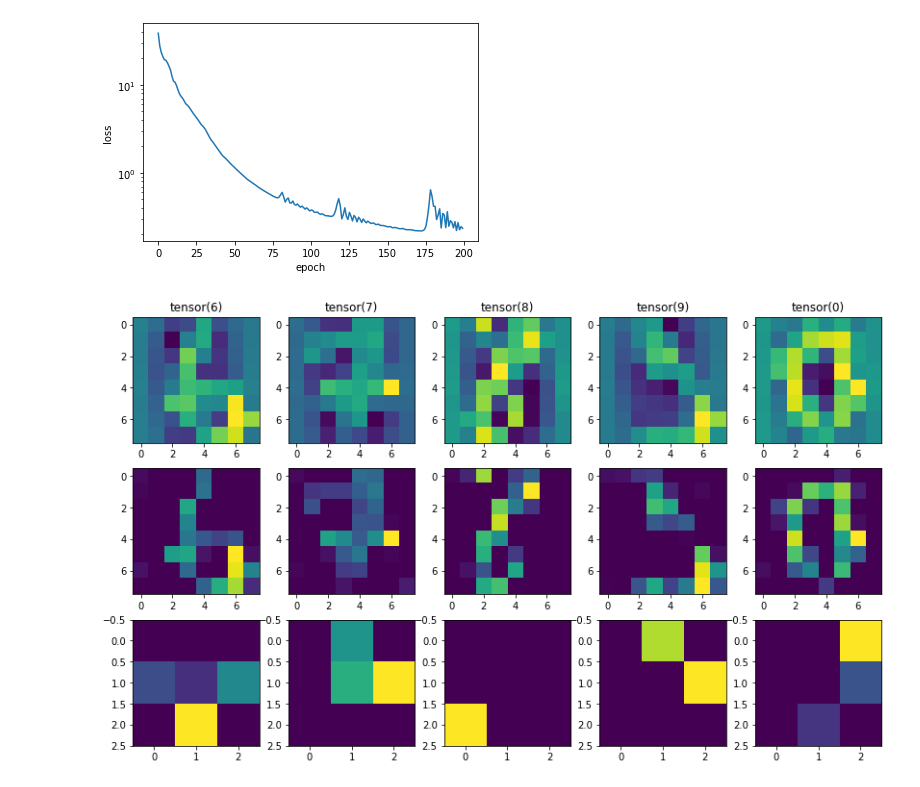
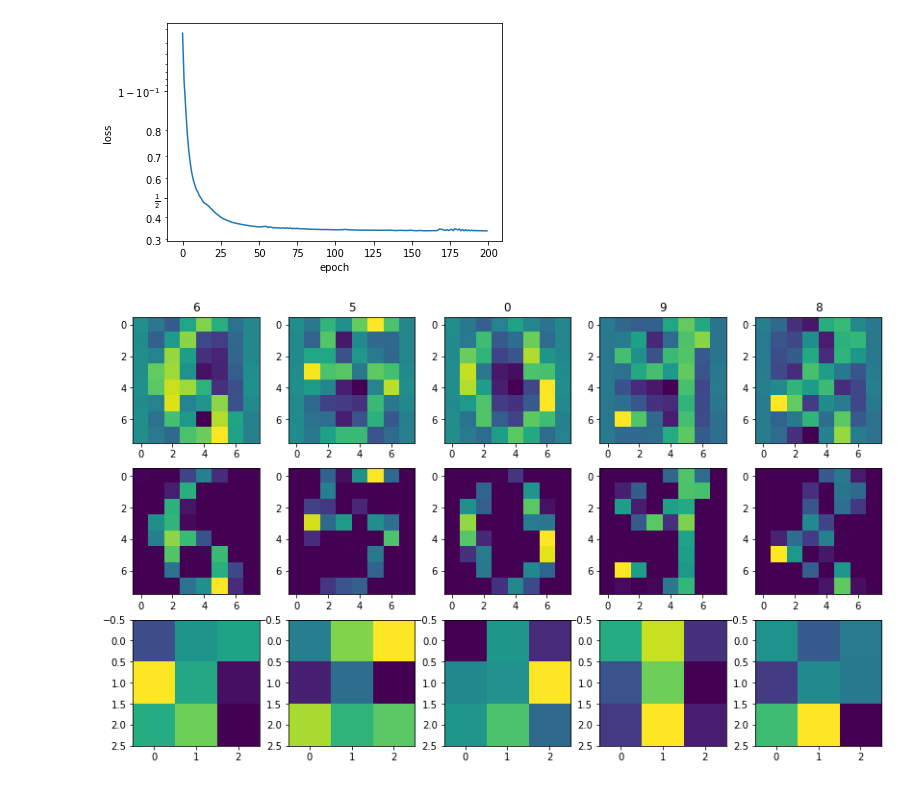
Before and after one commit to CindyHernandezMelo/HernandezCindy_Ejercicio29, a Jupyter notebook: autoencoder_digits.ipynb, the cells around one changed output. Drawn from its saved outputs; the diff is of its cells as text; code cells hidden in the pictures.

```diff
--- a/autoencoder_digits.ipynb
+++ b/autoencoder_digits.ipynb
@@ -14,9 +14,12 @@ target = numeros['target']
 imagenes = numeros['images']
 n_imagenes = len(target)
 
-mean = np.mean(imagenes,axis=0)
-std = imagenes.std(axis=0)
+x_train = torch.autograd.Variable(torch.Tensor(imagenes).float())
+x_train = x_train.unsqueeze(1)
+
+mean = x_train.mean(dim=0)
+std = x_train.std(dim=0)
 std[std==0]=1.0
 
-for i in range(len(train)):
-    imagenes[i] = (imagenes[i]-mean)/std
+for i in range(len(x_train)):
+    x_train[i] = (x_train[i]-mean)/std
@@ -90,16 +77,16 @@ epoch [200/200], loss:0.2351
 # %%
 plt.plot(np.arange(num_epochs), loss_values)
 plt.xlabel('epoch')
 plt.ylabel('loss')
-plt.yscale('log')
+plt.yscale('logit')
 # %% [output]
-[figure, old version]
+[figure, new version]
 # %%
 x_transform = model(x_train)
 latent_space = model.encoder(x_train)
 # %%
 plt.figure(figsize=(14,14))
-offset = 16
+offset = 550
 for i in range(5):
     plt.subplot(5,5,i+1) #imagenes originales
     plt.imshow(x_train[i+offset][0].detach().numpy())
@@ -113,4 +100,4 @@ for i in range(5):
     plt.subplot(5,5,(i+1)+5*(j+1))
     plt.imshow(latent_space[i+offset][2].detach().numpy())
 # %% [output]
-[figure, old version]
+[figure, new version]
```
Also changed, not shown: parts of 2 cells of this notebook.
